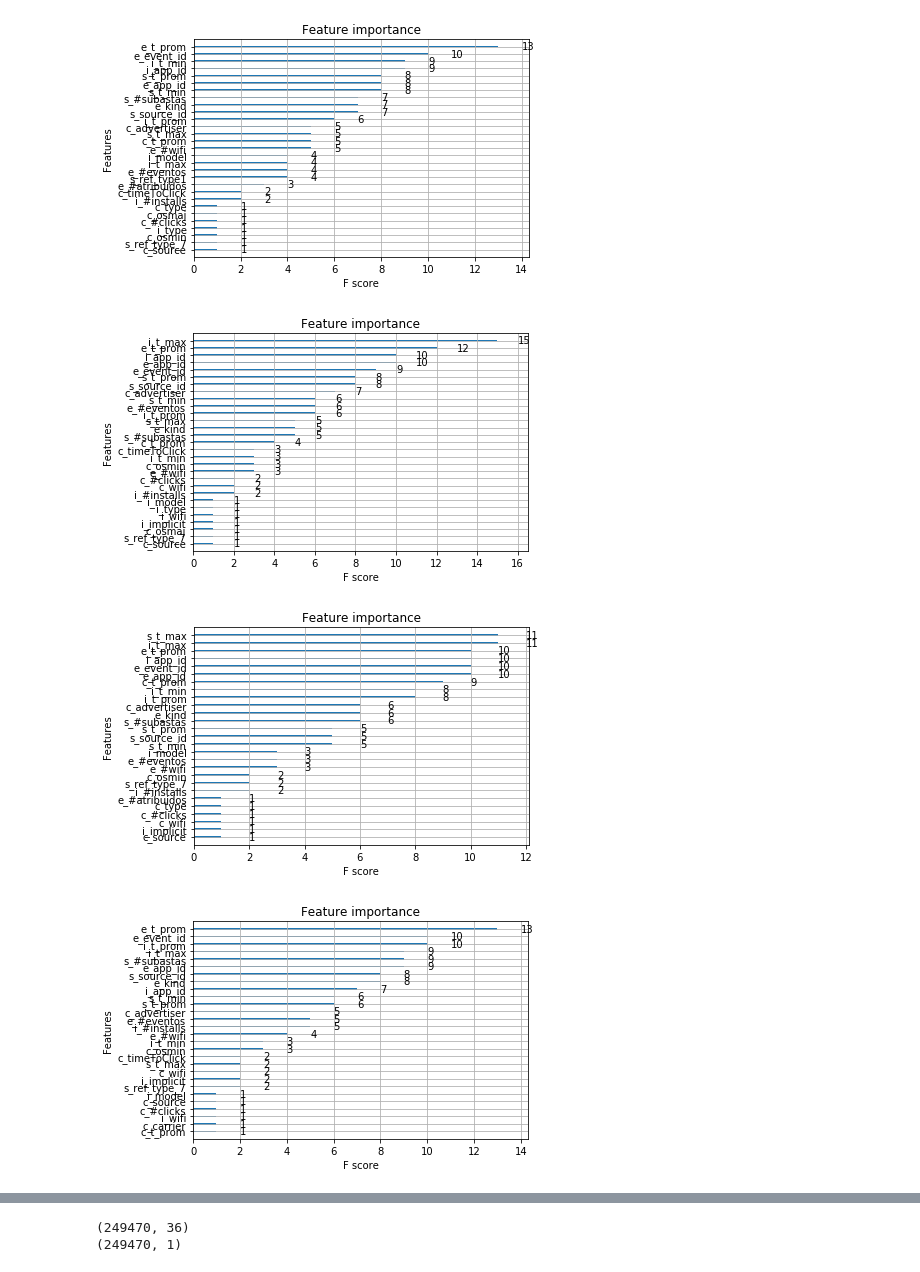
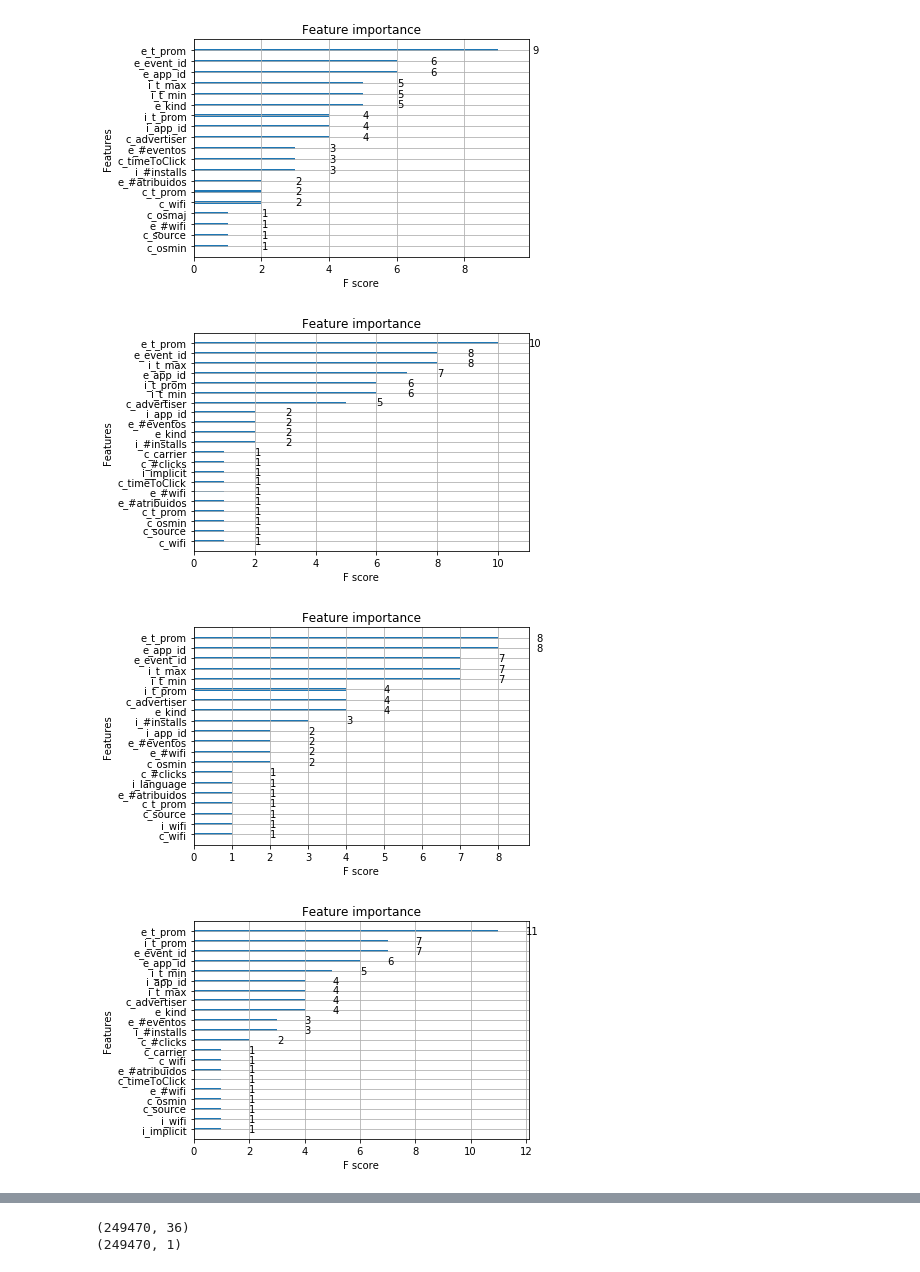
Before and after one commit to Cceecilia/Tp2-Organizaci-nDeDatos, a Jupyter notebook: entrenar_sc_xgboost.ipynb, the cells around one changed output, grey strips where cells are left out. Cells and saved outputs as stored; diff of their text form; code cells hidden in the pictures.

```diff
--- a/entrenar_sc_xgboost.ipynb
+++ b/entrenar_sc_xgboost.ipynb
@@ -140,16 +136,16 @@ Error minimo 53893.860314 con valor 10.000000
 # %%
 for df in archivos:
     X,y = df.drop(['ref_hash','segundos'],axis=1),df['segundos']
     data_dmatrix = xgb.DMatrix(data=X,label=y)
     params = {"objective":"reg:linear",'colsample_bytree': 0.5,
-              'learning_rate': 0.5, 'max_depth': 4, 'alpha': 10}
+              'learning_rate': 0.5, 'max_depth': 3, 'alpha': 10}
     xg_reg = xgb.train(params=params, dtrain=data_dmatrix, num_boost_round=10)
     xgb.plot_importance(xg_reg)
 # %% [output]
-[figure, old version]
+[figure, new version]
-[figure, old version]
+[figure, new version]
-[figure, old version]
+[figure, new version]
-[figure, old version]
+[figure, new version]
 # %%
 predecir = pd.read_csv('predecir_sc_2426.csv')
 xg_reg = xgb.XGBRegressor(objective ='reg:linear',
```
Also changed, not shown: parts of 8 cells of this notebook, 3 other files.
